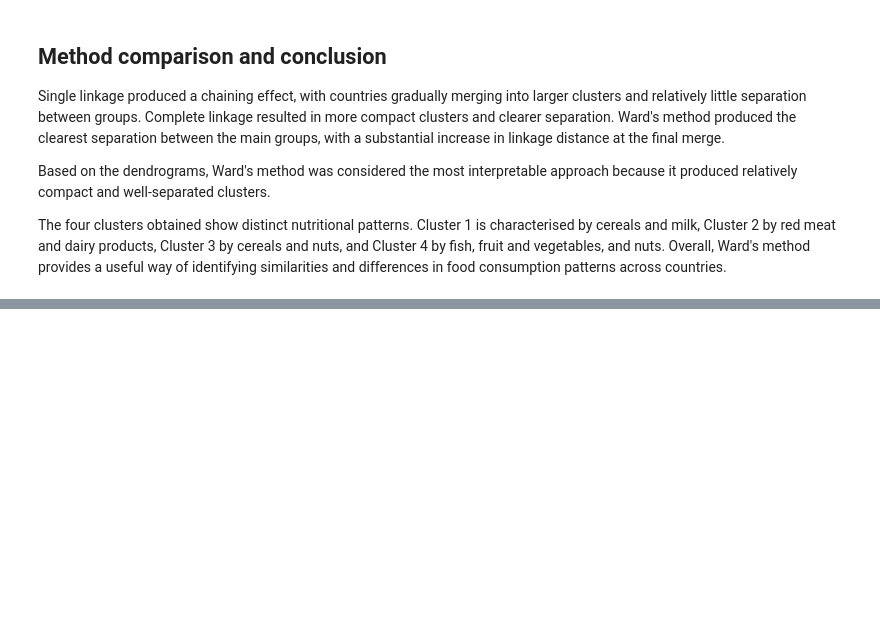
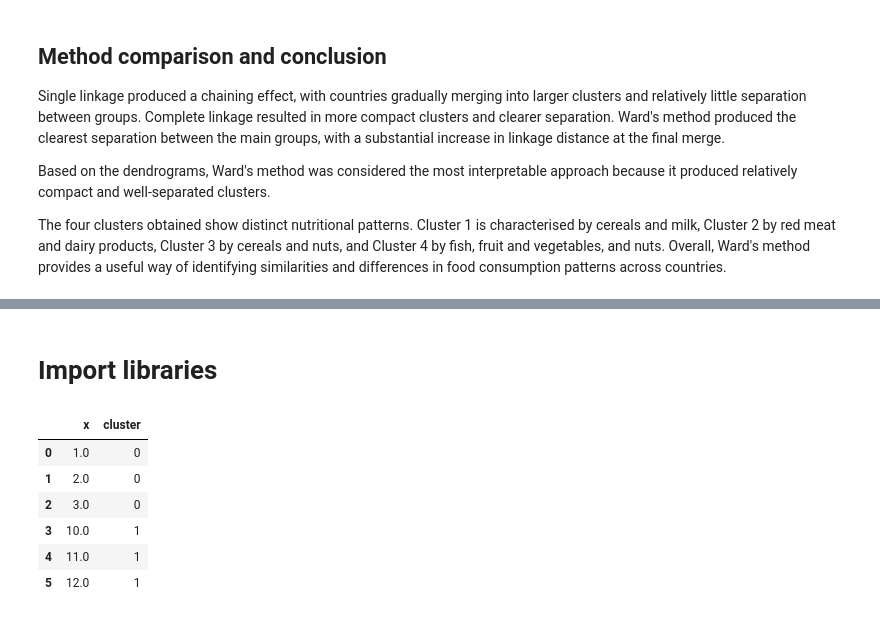
Before and after one commit to CH-CHISAKA/Machine_Learning_and_Data_Science, a Jupyter notebook: 04-assignments/09-assignment/hierarchical_clustering.ipynb, the cells around one changed output, grey strips where cells are left out. Saved outputs shown, nothing was run; the diff lists cells and outputs as text; code cells hidden in the pictures; blank space fills up the shorter version.

```diff
--- a/04-assignments/09-assignment/hierarchical_clustering.ipynb
+++ b/04-assignments/09-assignment/hierarchical_clustering.ipynb
@@ -336,0 +346,2 @@ The four clusters obtained show distinct nutritional patterns. Cluster 1 is char
+# %% [markdown]
+# Import libraries
@@ -336,0 +422,18 @@ The four clusters obtained show distinct nutritional patterns. Cluster 1 is char
+# %%
+x = [1, 2, 3, 10, 11, 12]
+
+result = my_kmean(
+    x,
+    k=2,
+    max_iter=10
+)
+
+display(result)
+# %% [output]
+|  | x | cluster |
+| 0 | 1.0 | 0 |
+| 1 | 2.0 | 0 |
+| 2 | 3.0 | 0 |
+| 3 | 10.0 | 1 |
+| 4 | 11.0 | 1 |
+| 5 | 12.0 | 1 |
```
Also changed, not shown: parts of 5 cells of this notebook, 5 other files.
